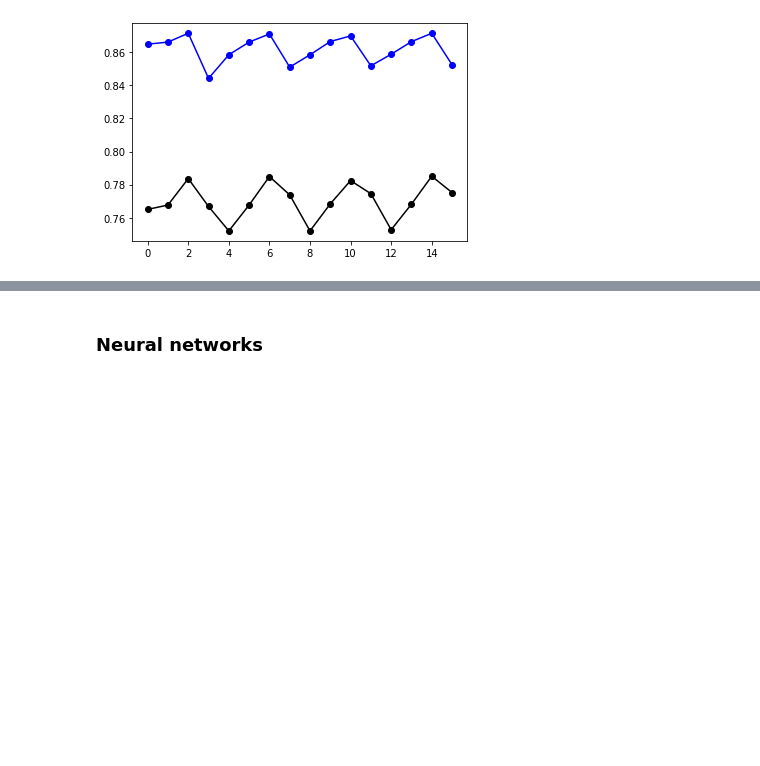
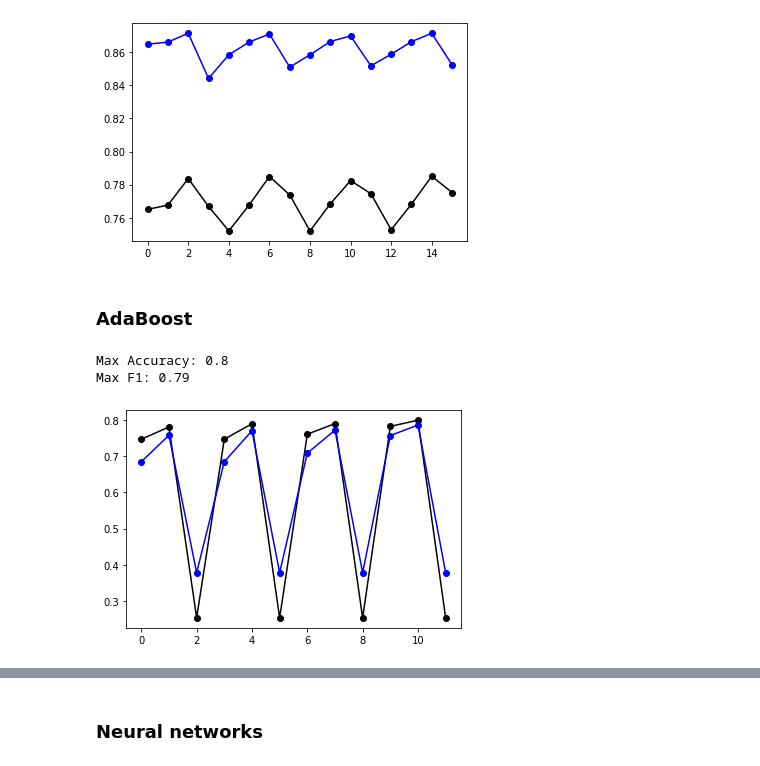
Before and after one commit to david-j-cox/GlimpseK12, a Jupyter notebook: Scripts/Complex Classification Algorithms.ipynb, the cells around one changed output, grey strips where cells are left out. Drawn from its saved outputs; the diff is of its cells as text; code cells hidden in the pictures; blank space fills up the shorter version.

```diff
--- a/Scripts/Complex Classification Algorithms.ipynb
+++ b/Scripts/Complex Classification Algorithms.ipynb
@@ -411,3 +411,31 @@ print('Max F1:', round(max(f1_scores), 2))
 Max Accuracy: 0.79
 Max F1: 0.87
 [figure]
+# %% [markdown]
+### AdaBoost
+# %%
+from sklearn.ensemble import AdaBoostClassifier
+# Math outcomes.
+X_train, X_test, y_train, y_test = train_test_split(mostObs_pred, mostObs_MathOutc, test_size=0.20, random_state = 649)
+acc_scores = []
+f1_scores = []
+nEst_range = [10, 50, 100, 1000]
+learning_rate_range = [0.01, 1, 10]
+for i in nEst_range:
+    for k in learning_rate_range:
+        classifier = AdaBoostClassifier(n_estimators=i, learning_rate=k)
+        classifier.fit(X_train, y_train)
+        pred_train= classifier.predict(X_train)
+        pred_test= classifier.predict(X_test)
+        acc_val = metrics.accuracy_score(y_test, pred_test)
+        acc_scores.append(acc_val)
+        f1_val = f1_score(y_test, pred_test)
+        f1_scores.append(f1_val)
+plt.plot(acc_scores, marker='o', color='black')
+plt.plot(f1_scores, marker='o', color='blue')
+print("Max Accuracy:", round(max(acc_scores), 2))
+print('Max F1:', round(max(f1_scores), 2))
+# %% [output]
+Max Accuracy: 0.8
+Max F1: 0.79
+[figure, added]
```
Also changed, not shown: parts of 8 cells of this notebook.
